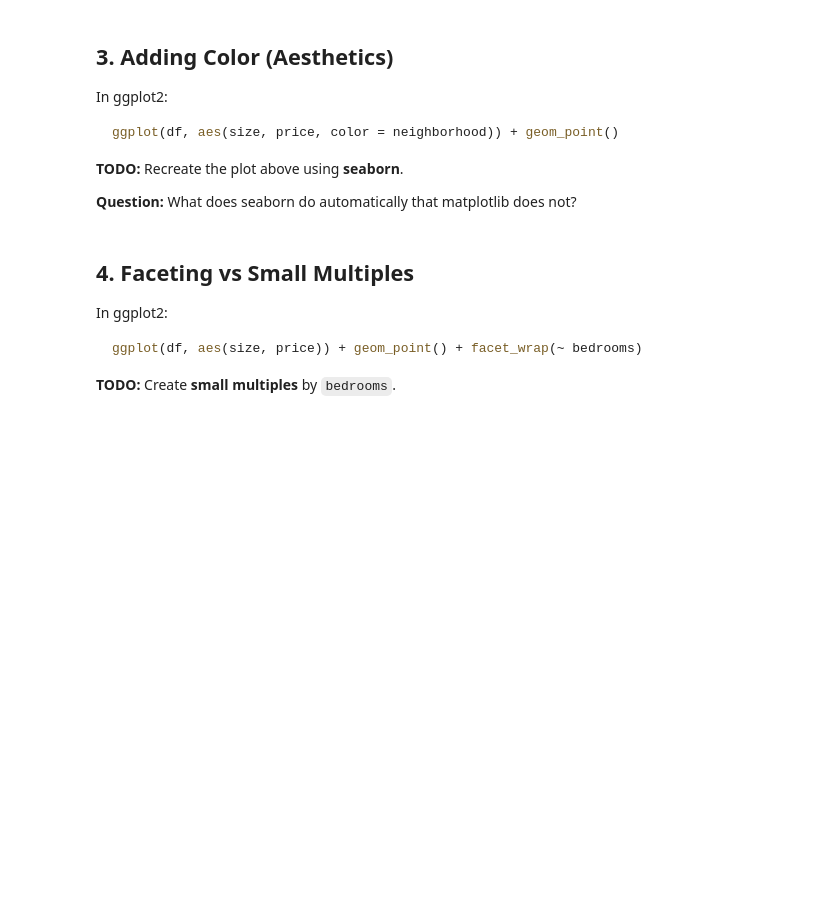
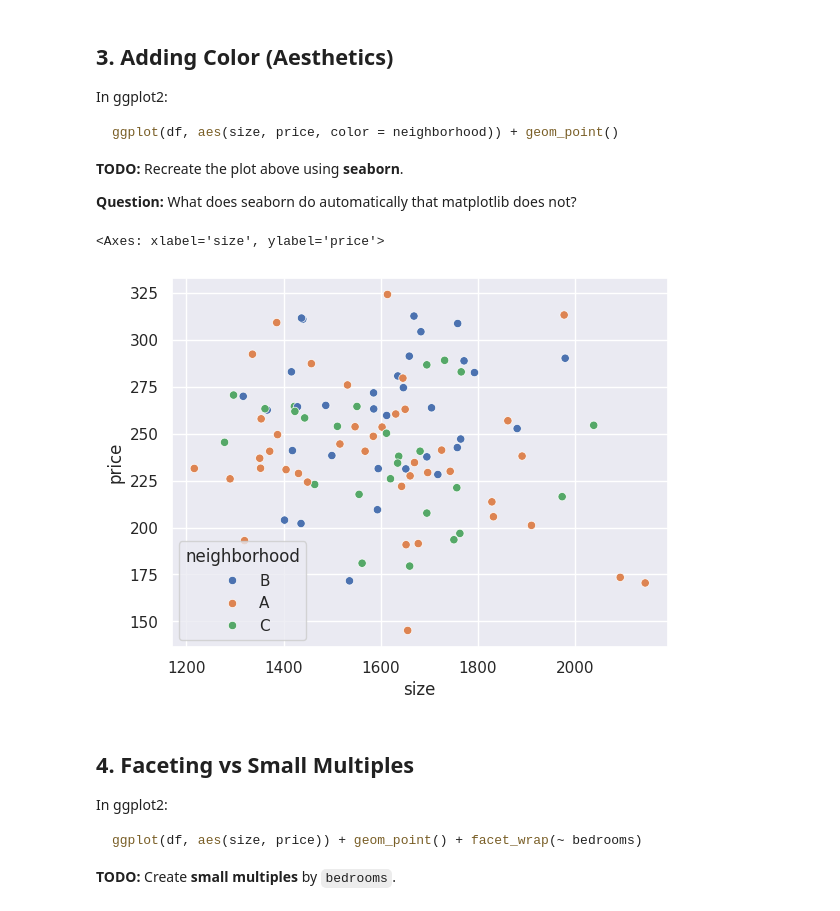
Before and after one commit to Nikolai-N484/Data201_NikolaiN, a Jupyter notebook: Week3/Week3_part1.ipynb, the cells around one changed output. Saved outputs shown, nothing was run; the diff lists cells and outputs as text; code cells hidden in the pictures; blank space fills up the shorter version.

```diff
--- a/Week3/Week3_part1.ipynb
+++ b/Week3/Week3_part1.ipynb
@@ -74,3 +75,9 @@ ggplot(df, aes(size, price, color = neighborhood)) + geom_point()
+# %%
+# Your code here
+sns.scatterplot(data= df, x= "size", y="price", hue= "neighborhood")
+# %% [output]
+<Axes: xlabel='size', ylabel='price'>
+[figure, added]
 # %% [markdown]
 ## 4. Faceting vs Small Multiples
 
```
Also changed, not shown: parts of 7 cells of this notebook.
